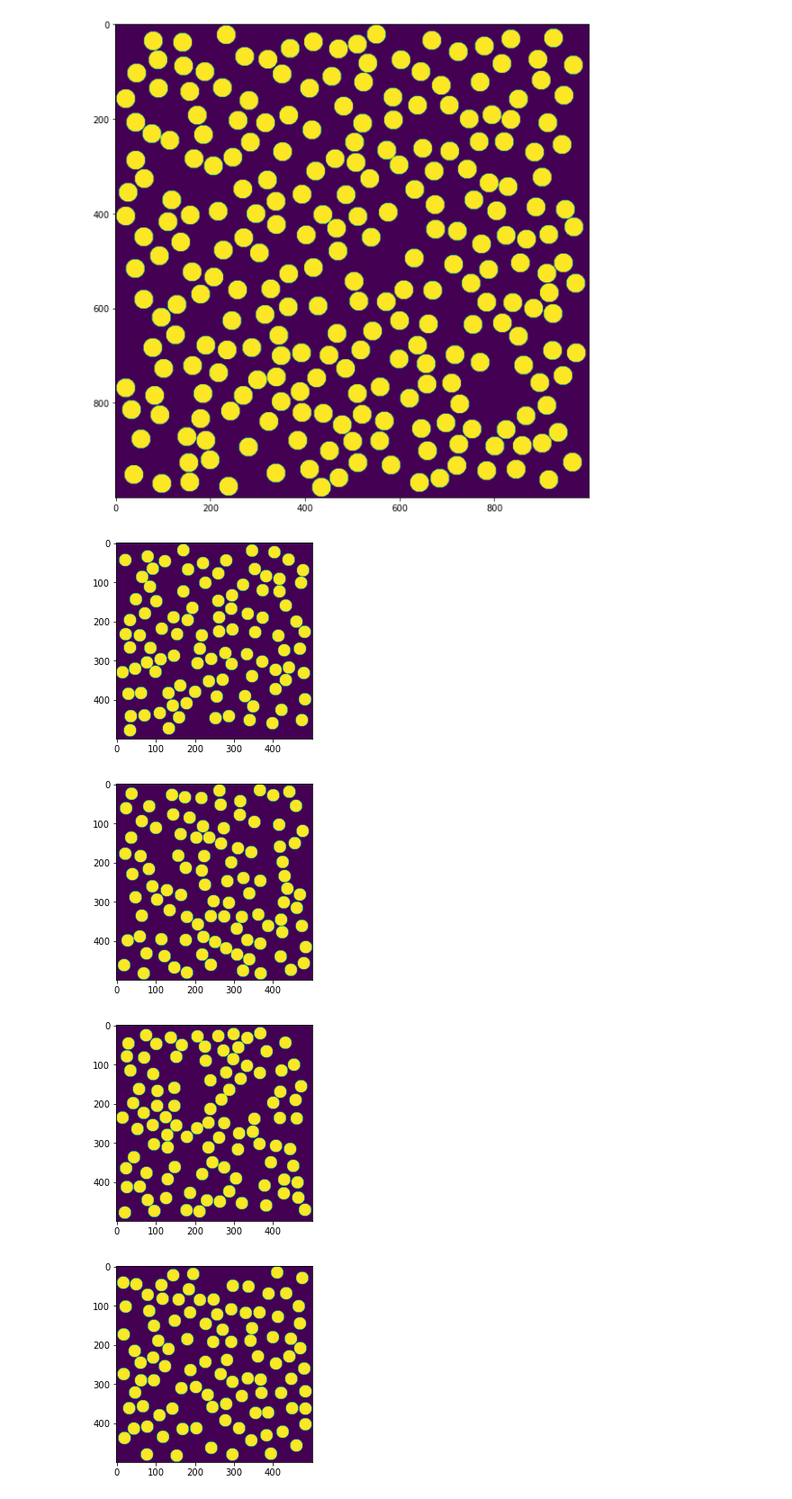
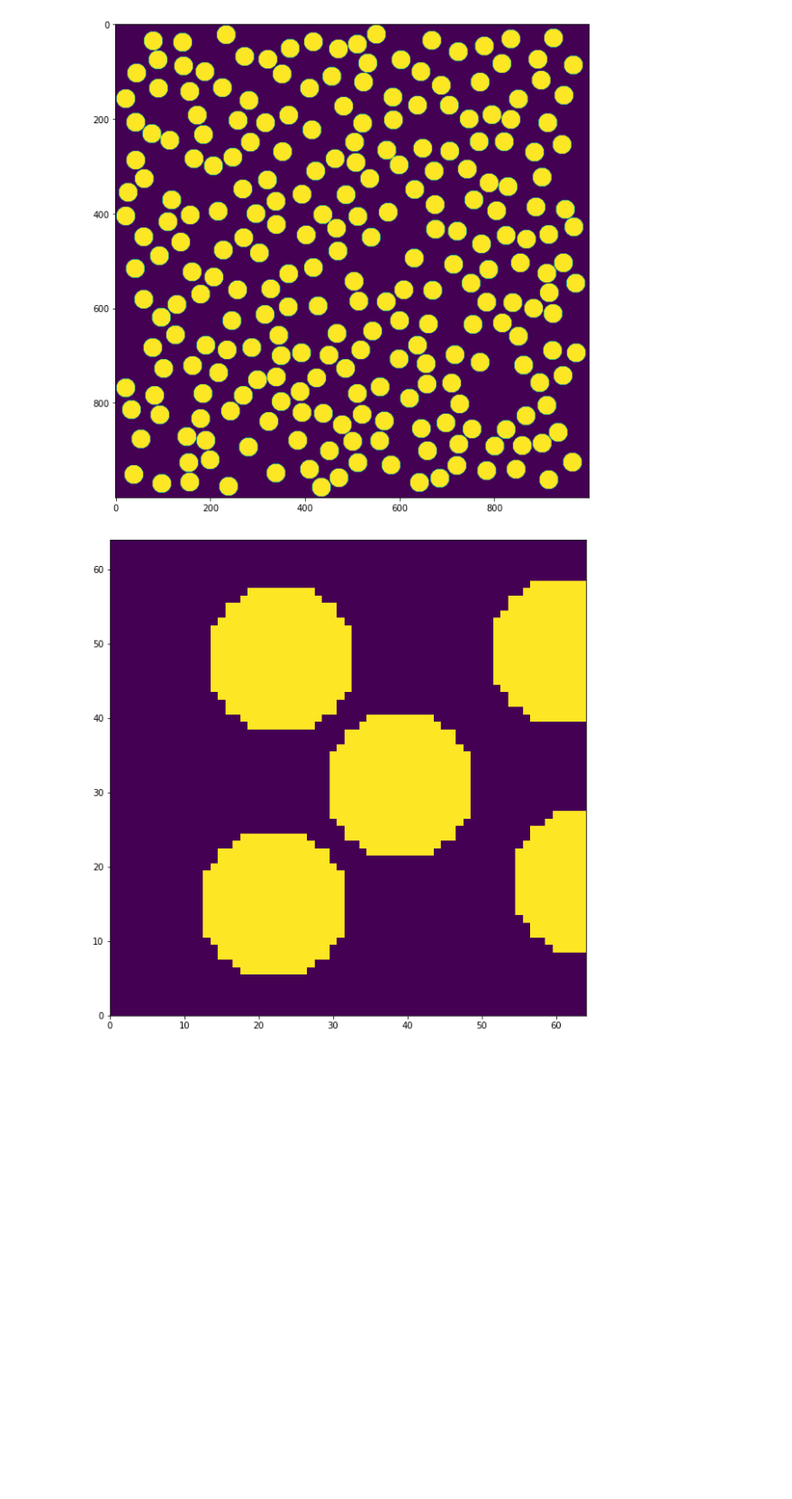
Before and after one commit to katiezzzzz/Gantastic, a Jupyter notebook: conditional_gan_microstructure/inspect_dataset.ipynb, the cells around one changed output. Shown at 90% size. Drawn from its saved outputs; the diff is of its cells as text; code cells hidden in the pictures; blank space fills up the shorter version.

```diff
--- a/conditional_gan_microstructure/inspect_dataset.ipynb
+++ b/conditional_gan_microstructure/inspect_dataset.ipynb
@@ -79,19 +79,19 @@ plt.show()
 # %%
 import os
 import pickle
 import matplotlib.pyplot as plt
 from matplotlib.pyplot import figure
 
 PATH = '/home/katiez/ML/conditional_gan_microstructure/code_files'
 
-with open(PATH+'/data/BigCircles.pkl', 'rb') as pickle_file:
+with open(PATH+'/data/r10.pkl', 'rb') as pickle_file:
     content = pickle.load(pickle_file)
 
 for image in content:
+    figure(figsize=(10,10))
     plt.imshow(image)
+    plt.ylim(0,64)
+    plt.xlim(0,64)
     plt.show()
 # %% [output]
-[figure, old version]
+[figure, new version]
-[figure, removed]
-[figure, removed]
-[figure, removed]
```
Also changed, not shown: parts of 2 cells of this notebook, 7 other files.
